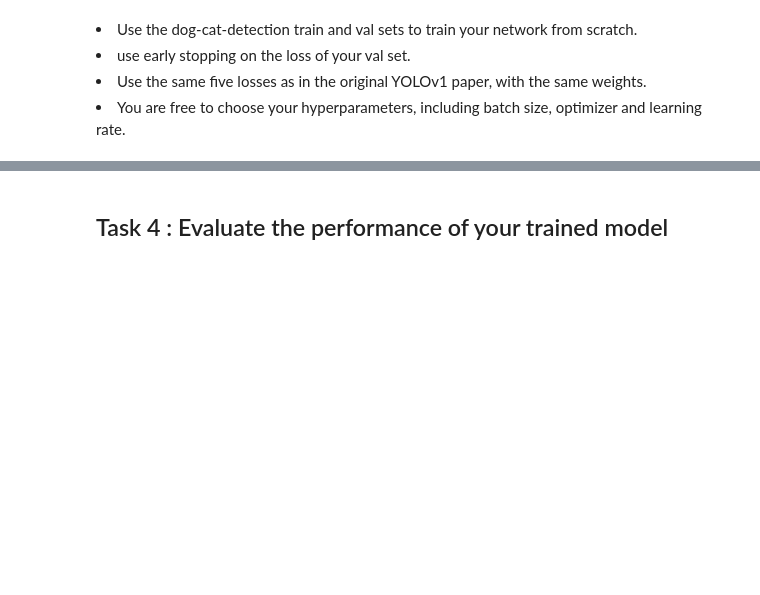
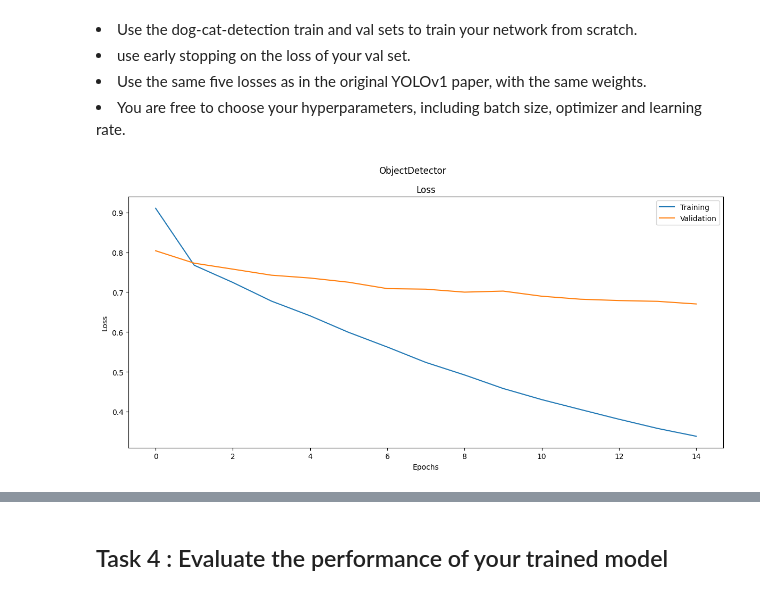
Before and after one commit to Marilia1712/Assignment-4, a Jupyter notebook: assingment4.ipynb, the cells around one changed output, grey strips where cells are left out. Saved outputs shown, nothing was run; the diff lists cells and outputs as text; code cells hidden in the pictures; blank space fills up the shorter version.

```diff
--- a/assingment4.ipynb
+++ b/assingment4.ipynb
@@ -470,7 +501,9 @@ learning_rate = 1e-4
 optimizer = torch.optim.Adam(params = model.parameters(), lr = learning_rate)
 # %%
 trainer = TrainDetector(model, optimizer, loss_function, device, train_data, val_data)
-avg_loss, avg_val_loss = trainer.train(epochs)
+avg_loss, avg_val_loss = trainer.train(epochs, plot = True)
+# %% [output]
+[figure, added]
 # %%
 accuracy = trainer.evaluate(threshold=0.5, conf_matrix=True)
 
```
Also changed, not shown: parts of 6 cells of this notebook.
